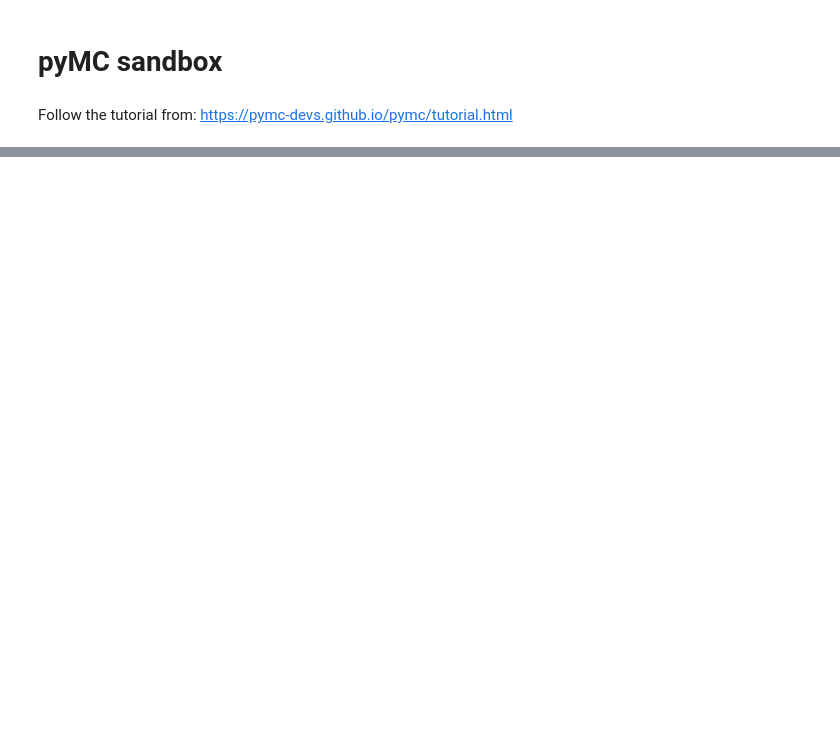
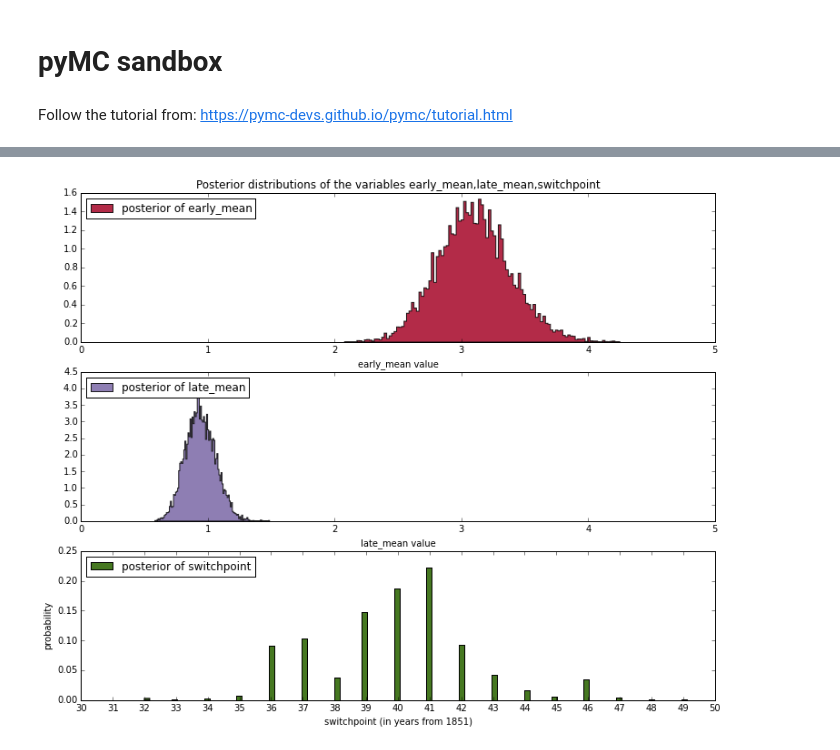
Before and after one commit to klangner/notebooks, a Jupyter notebook: stats/pyMC sandbox.ipynb, the cells around one changed output, grey strips where cells are left out. Cells and saved outputs as stored; diff of their text form; code cells hidden in the pictures; blank space fills up the shorter version.

```diff
--- a/stats/pyMC sandbox.ipynb
+++ b/stats/pyMC sandbox.ipynb
@@ -30,7 +34,7 @@ late_mean = pm.Exponential('late_mean', beta=1.)
 @pm.deterministic(plot=False)
 def rate(s=switchpoint, e=early_mean, l=late_mean):
     ''' Concatenate Poisson means '''
-    out = np.empty(len(disasters))
+    out = np.empty(disasters_count)
     out[:s] = e
     out[s:] = l
     return out
@@ -38,0 +41,4 @@ pm.DiscreteUniform??
+# %%
+disasters = pm.Poisson('disasters', mu=rate, value=disasters_array, observed=True)
+# %%
+model = pm.Model([disasters, early_mean, late_mean, switchpoint])
@@ -38,0 +50,39 @@ pm.DiscreteUniform??
+# %%
+early_samples = mcmc.trace('early_mean')[:]
+late_samples = mcmc.trace('late_mean')[:]
+sp_samples = mcmc.trace('switchpoint')[:]
+
+figsize(12.5, 10)
+# histogram of the samples:
+
+ax = plt.subplot(311)
+# ax.set_autoscaley_on(False)
+
+plt.hist(early_samples, histtype='stepfilled', bins=disasters_count, alpha=0.85,
+         label="posterior of early_mean", color="#A60628", normed=True)
+plt.legend(loc="upper left")
+plt.title(r"""Posterior distributions of the variables early_mean,late_mean,switchpoint""")
+plt.xlim([0, 5])
+plt.xlabel("early_mean value")
+
+ax = plt.subplot(312)
+# ax.set_autoscaley_on(False)
+plt.hist(late_samples, histtype='stepfilled', bins=disasters_count, alpha=0.85,
+         label="posterior of late_mean", color="#7A68A6", normed=True)
+plt.legend(loc="upper left")
+plt.xlim([0, 5])
+plt.xlabel("late_mean value")
+
+plt.subplot(313)
+w = 1.0 / sp_samples.shape[0] * np.ones_like(sp_samples)
+plt.hist(sp_samples, bins=disasters_count, alpha=1,
+         label="posterior of switchpoint",
+         color="#467821", weights=w, rwidth=2.)
+plt.xticks(np.arange(disasters_count))
+
+plt.legend(loc="upper left")
+plt.xlim([30, 50])
+plt.xlabel(r"switchpoint (in years from 1851)")
+plt.ylabel("probability");
+# %% [output]
+[figure, added]
```
Also changed, not shown: parts of 10 cells of this notebook.
